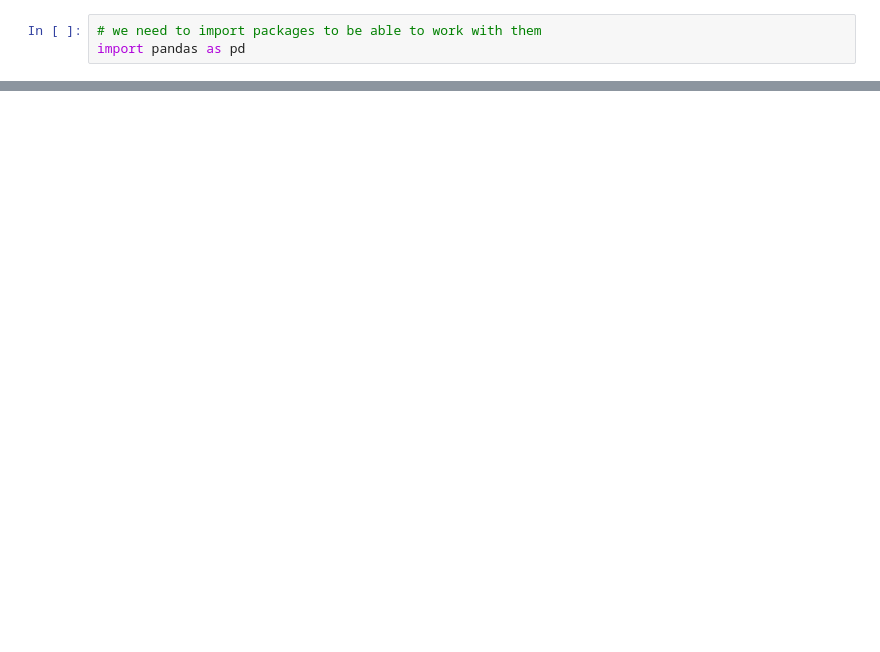
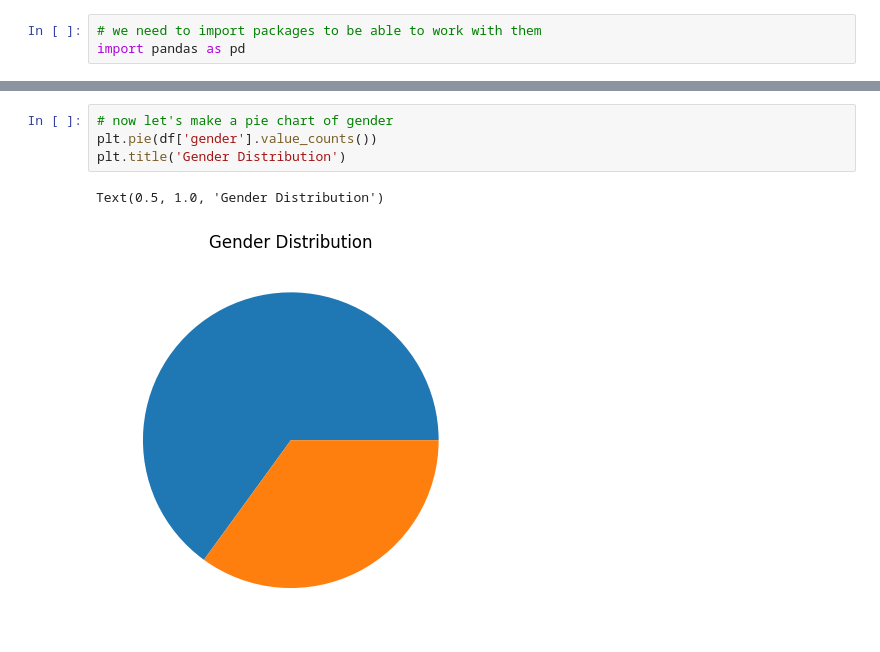
Before and after one commit to sayhellojoel/grade78pythonmath, a Jupyter notebook: Class 1.ipynb, the cells around one changed output, grey strips where cells are left out. Cells and saved outputs as stored; diff of their text form; blank space fills up the shorter version.

```diff
--- a/Class 1.ipynb
+++ b/Class 1.ipynb
@@ -260,0 +258,7 @@ Name: shoe size, dtype: int64
+# %%
+# now let's make a pie chart of gender
+plt.pie(df['gender'].value_counts())
+plt.title('Gender Distribution')
+# %% [output]
+Text(0.5, 1.0, 'Gender Distribution')
+[figure, added]
```
Also changed, not shown: parts of 22 cells of this notebook, 1 other file.
